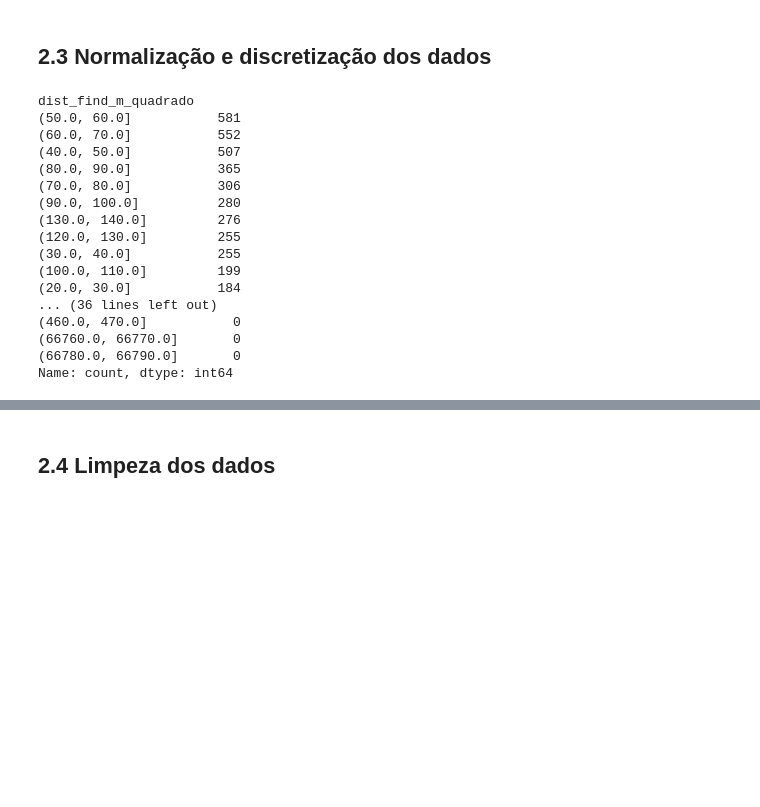
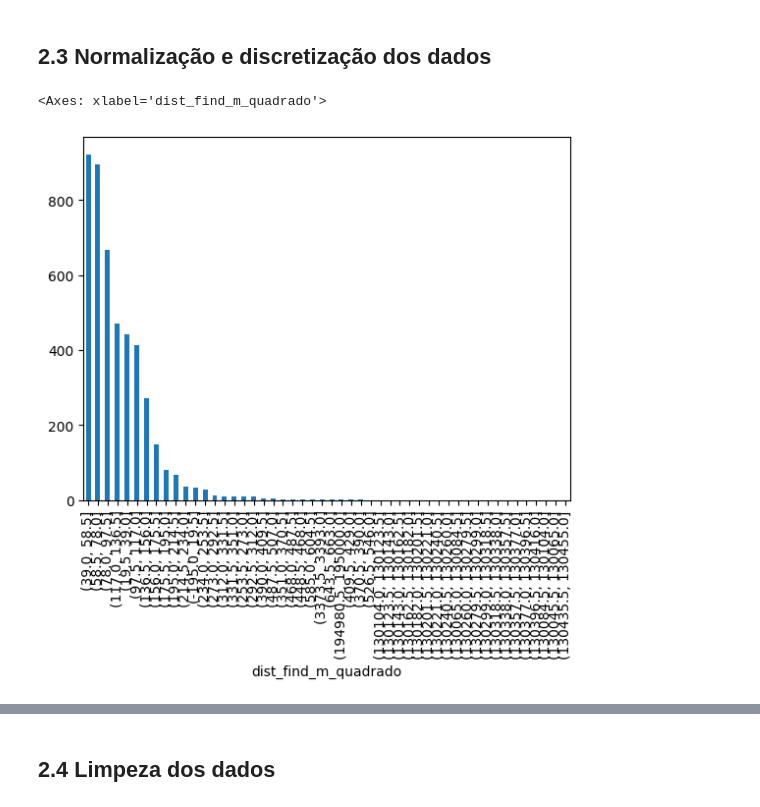
Before and after one commit to DaviMPaiva/scraping, a Jupyter notebook: notebook_analysis/data_analysis.ipynb, the cells around one changed output, grey strips where cells are left out. Cells and saved outputs as stored; diff of their text form; code cells hidden in the pictures; blank space fills up the shorter version.

```diff
--- a/notebook_analysis/data_analysis.ipynb
+++ b/notebook_analysis/data_analysis.ipynb
@@ -273,29 +274,15 @@ n_quartos             0
 dtype: int64
 # %% [markdown]
 ## 2.3 Normalização e discretização dos dados
-# %%
-# fazendo a discretização do find_m_quadrado para entender melhor distribuição pelos segmentos
-df_0['dist_find_m_quadrado'] = pd.cut(df_0['find_m_quadrado'], bins=10000)
-
-df_0['dist_find_m_quadrado'].value_counts()[:50]
-# %% [output]
-dist_find_m_quadrado
-(50.0, 60.0]           581
-(60.0, 70.0]           552
-(40.0, 50.0]           507
-(80.0, 90.0]           365
-(70.0, 80.0]           306
-(90.0, 100.0]          280
-(130.0, 140.0]         276
-(120.0, 130.0]         255
-(30.0, 40.0]           255
-(100.0, 110.0]         199
-(20.0, 30.0]           184
-... (36 lines left out)
-(460.0, 470.0]           0
-(66760.0, 66770.0]       0
-(66780.0, 66790.0]       0
-Name: count, dtype: int64
+# %%
+# fazendo a discretização do find_m_quadrado para entender melhor distribuição pelos segmentos
+df_disc = df_0.copy()
+df_disc['dist_find_m_quadrado'] = pd.cut(df_disc['find_m_quadrado'], bins=10000)
+
+df_disc['dist_find_m_quadrado'].value_counts()[:50].plot(kind='bar')
+# %% [output]
+<Axes: xlabel='dist_find_m_quadrado'>
+[figure, added]
 # %%
 # minmax em todo o dataframe
 df_0 = (df_0 - df_0.min()) / (df_0.max() - df_0.min())
```
Also changed, not shown: parts of 22 cells of this notebook.
